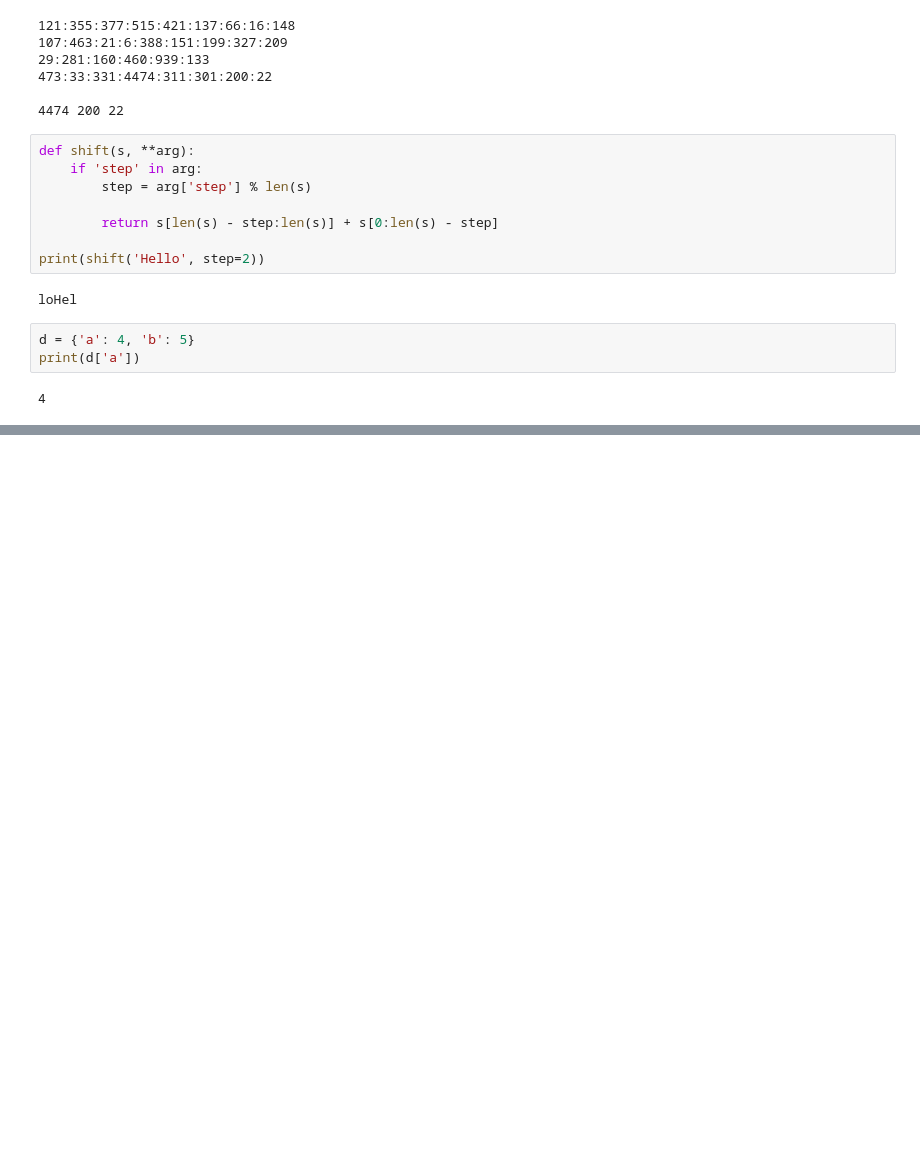
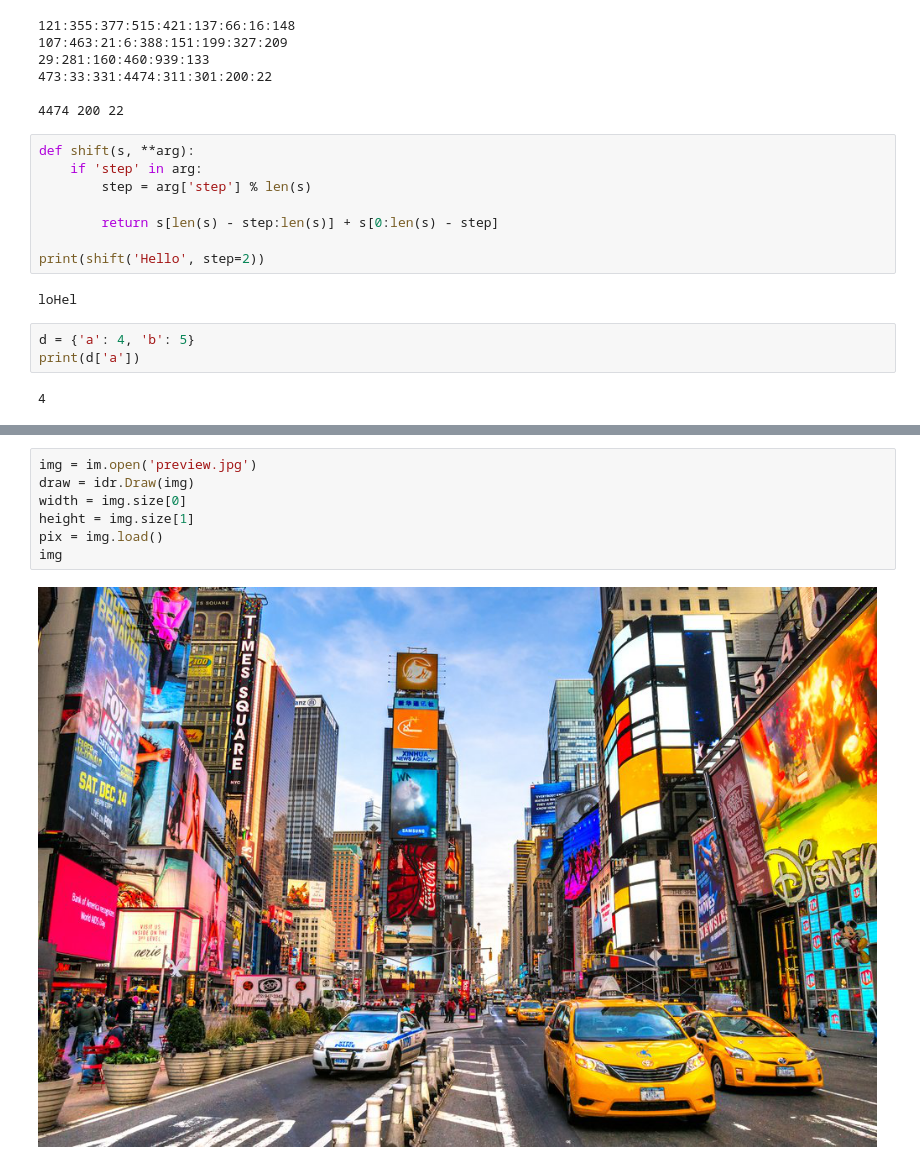
Before and after one commit to KimonSenpai/Sofia, a Jupyter notebook: Functions.ipynb, the cells around one changed output, grey strips where cells are left out. Drawn from its saved outputs; the diff is of its cells as text; blank space fills up the shorter version.

```diff
--- a/Functions.ipynb
+++ b/Functions.ipynb
@@ -401,0 +435,9 @@ print(d['a'])
+# %%
+img = im.open('preview.jpg')
+draw = idr.Draw(img)
+width = img.size[0]
+height = img.size[1]
+pix = img.load()
+img
+# %% [output]
+[figure, added]
```
Also changed, not shown: parts of 6 cells of this notebook, 2 other files.
